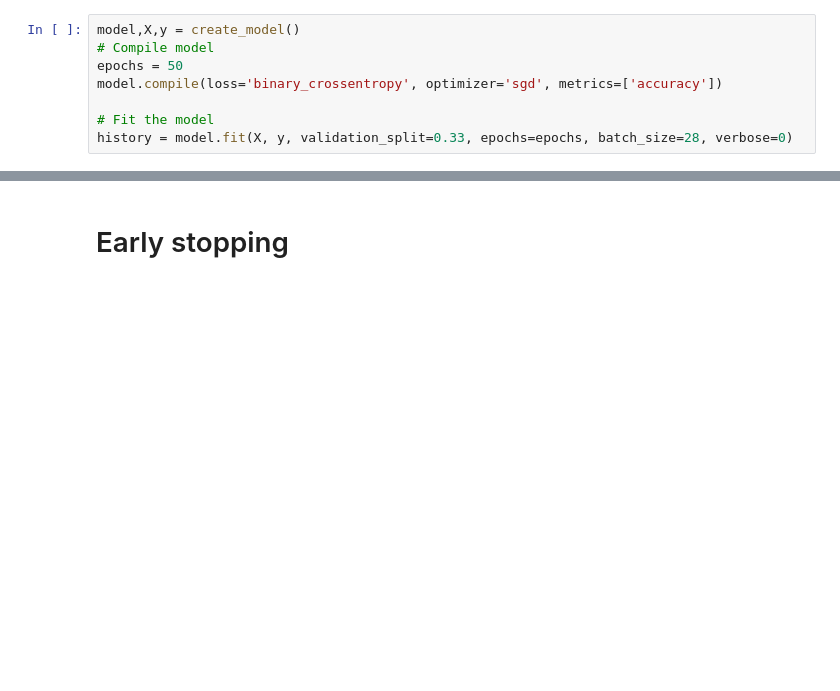
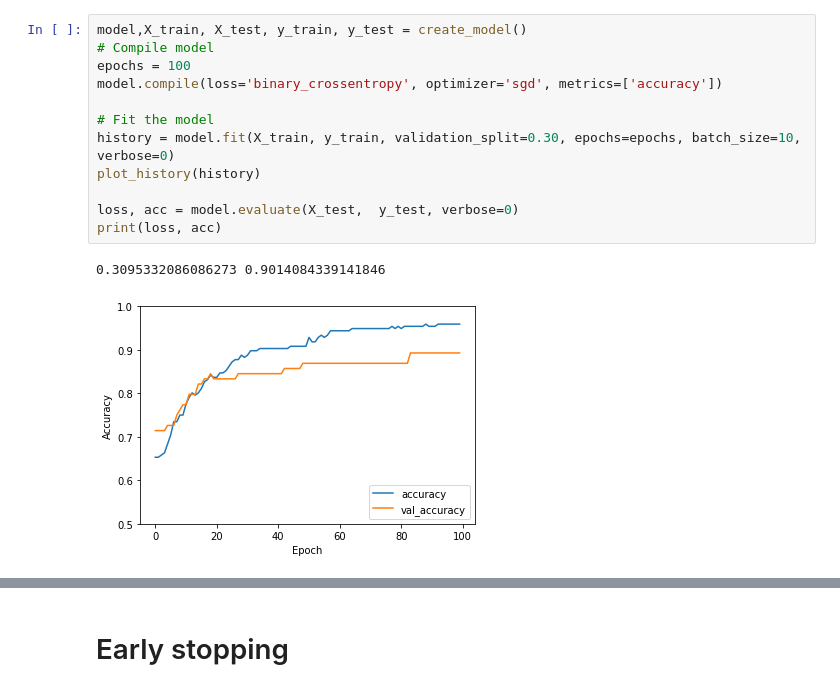
Before and after one commit to rootstrap/ml-training, a Jupyter notebook: prevent_overfitting.ipynb, the cells around one changed output, grey strips where cells are left out. Saved outputs shown, nothing was run; the diff lists cells and outputs as text; blank space fills up the shorter version.

```diff
--- a/prevent_overfitting.ipynb
+++ b/prevent_overfitting.ipynb
@@ -33,8 +50,15 @@ def create_model():
 # %%
-model,X,y = create_model()
+model,X_train, X_test, y_train, y_test = create_model()
 # Compile model
-epochs = 50
+epochs = 100
 model.compile(loss='binary_crossentropy', optimizer='sgd', metrics=['accuracy'])
 
 # Fit the model
-history = model.fit(X, y, validation_split=0.33, epochs=epochs, batch_size=28, verbose=0)
+history = model.fit(X_train, y_train, validation_split=0.30, epochs=epochs, batch_size=10, verbose=0)
+plot_history(history)
+
+loss, acc = model.evaluate(X_test,  y_test, verbose=0)
+print(loss, acc)
+# %% [output]
+0.3095332086086273 0.9014084339141846
+[figure, added]
```
Also changed, not shown: parts of 14 cells of this notebook, 8 other files.
